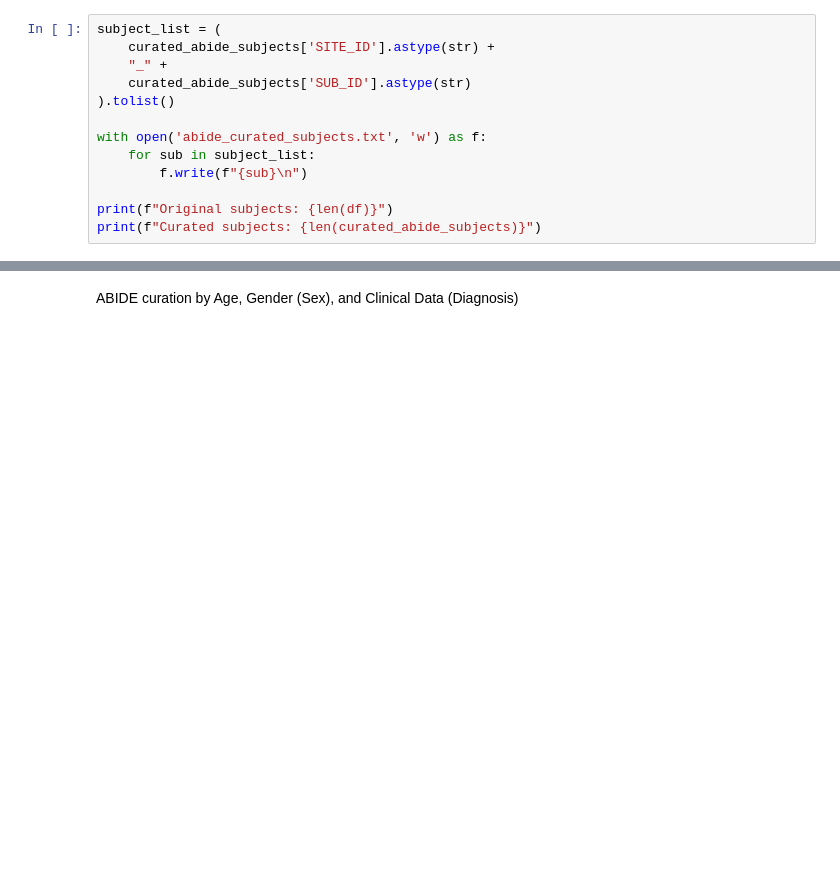
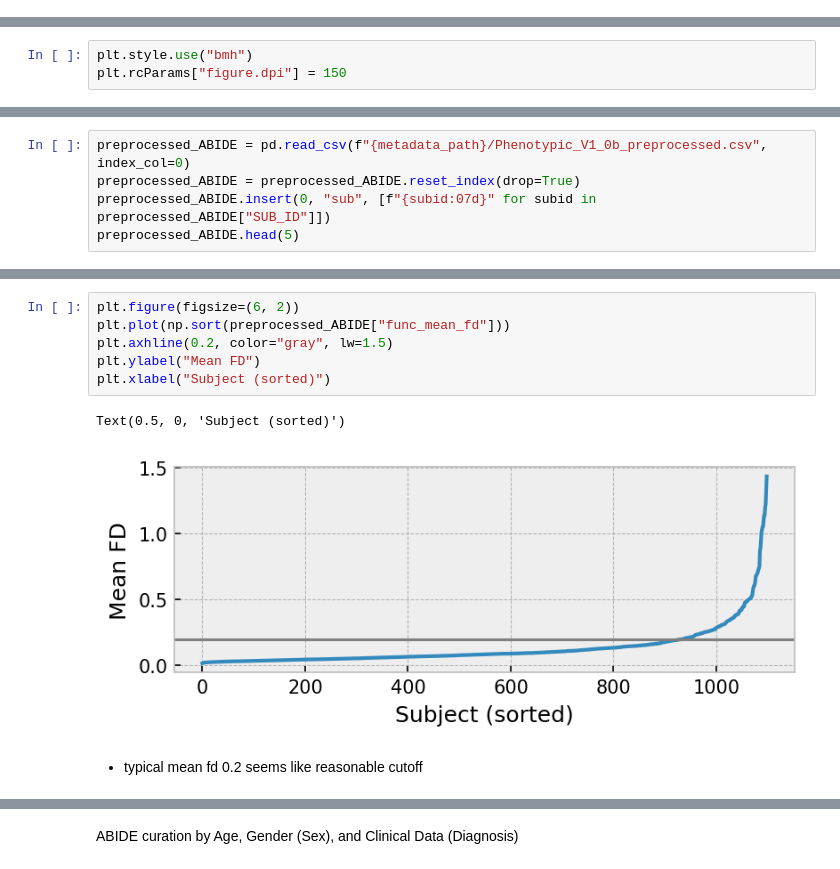
Before and after one commit to MedARC-AI/fmri-fm-eval, a Jupyter notebook: datasets/ABIDE/notebooks/abide_curation.ipynb, the cells around one changed output, grey strips where cells are left out. Saved outputs shown, nothing was run; the diff lists cells and outputs as text; blank space fills up the shorter version.

```diff
--- a/datasets/ABIDE/notebooks/abide_curation.ipynb
+++ b/datasets/ABIDE/notebooks/abide_curation.ipynb
@@ -264,13 +0,0 @@ curated_abide_subjects
-# %%
-subject_list = (
-    curated_abide_subjects['SITE_ID'].astype(str) +
-    "_" +
-    curated_abide_subjects['SUB_ID'].astype(str)
-).tolist()
-
-with open('abide_curated_subjects.txt', 'w') as f:
-    for sub in subject_list:
-        f.write(f"{sub}\n")
-
-print(f"Original subjects: {len(df)}")
-print(f"Curated subjects: {len(curated_abide_subjects)}")
@@ -281,0 +10,3 @@ curated_abide_subjects.to_csv("/teamspace/studios/this_studio/curated_abide_subj
+# %%
+plt.style.use("bmh")
+plt.rcParams["figure.dpi"] = 150
@@ -281,0 +190,5 @@ curated_abide_subjects.to_csv("/teamspace/studios/this_studio/curated_abide_subj
+# %%
+preprocessed_ABIDE = pd.read_csv(f"{metadata_path}/Phenotypic_V1_0b_preprocessed.csv", index_col=0)
+preprocessed_ABIDE = preprocessed_ABIDE.reset_index(drop=True)
+preprocessed_ABIDE.insert(0, "sub", [f"{subid:07d}" for subid in preprocessed_ABIDE["SUB_ID"]])
+preprocessed_ABIDE.head(5)
@@ -281,0 +203,11 @@ curated_abide_subjects.to_csv("/teamspace/studios/this_studio/curated_abide_subj
+# %%
+plt.figure(figsize=(6, 2))
+plt.plot(np.sort(preprocessed_ABIDE["func_mean_fd"]))
+plt.axhline(0.2, color="gray", lw=1.5)
+plt.ylabel("Mean FD")
+plt.xlabel("Subject (sorted)")
+# %% [output]
+Text(0.5, 0, 'Subject (sorted)')
+[figure, added]
+# %% [markdown]
+- typical mean fd 0.2 seems like reasonable cutoff
```
Also changed, not shown: parts of 61 cells of this notebook, 7 other files.
